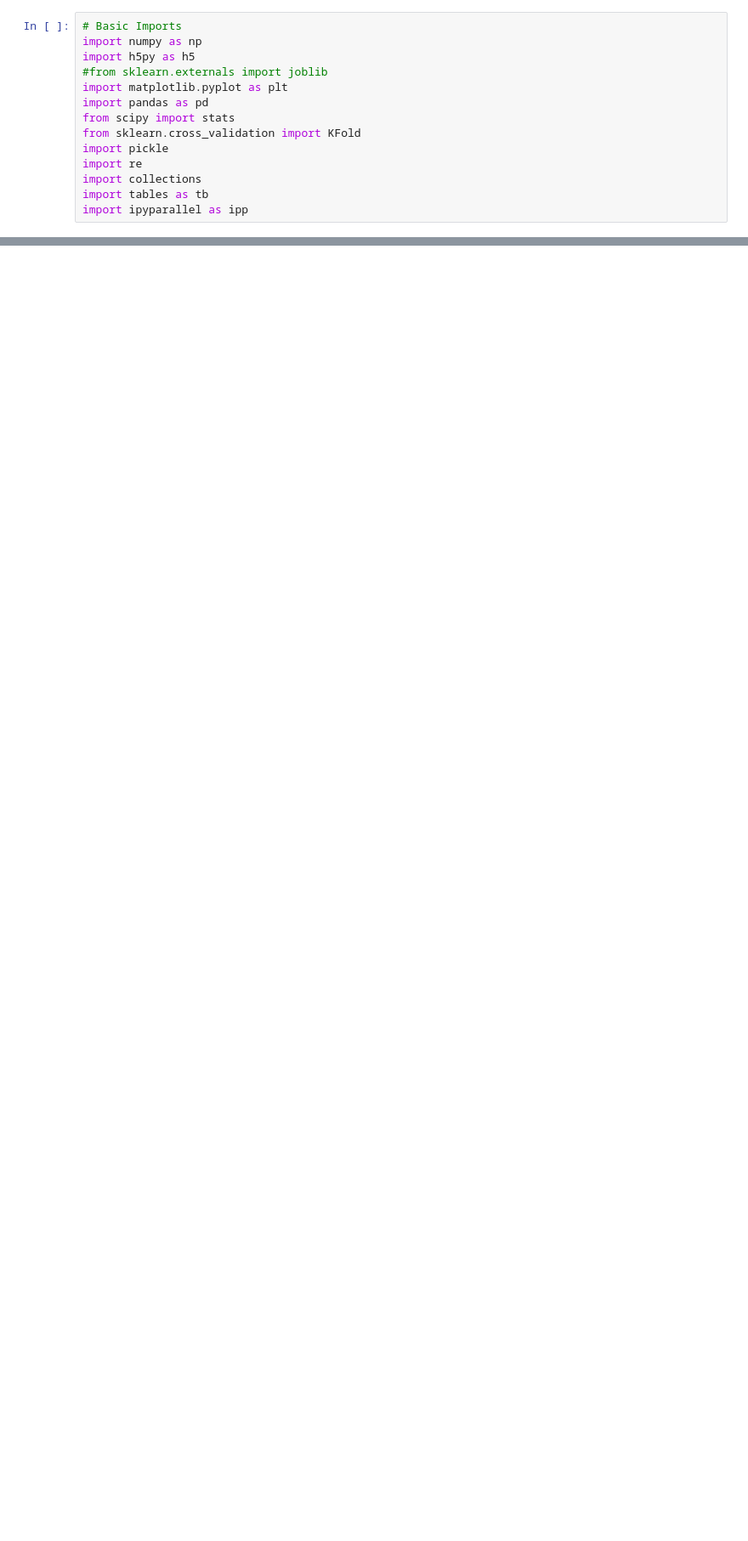
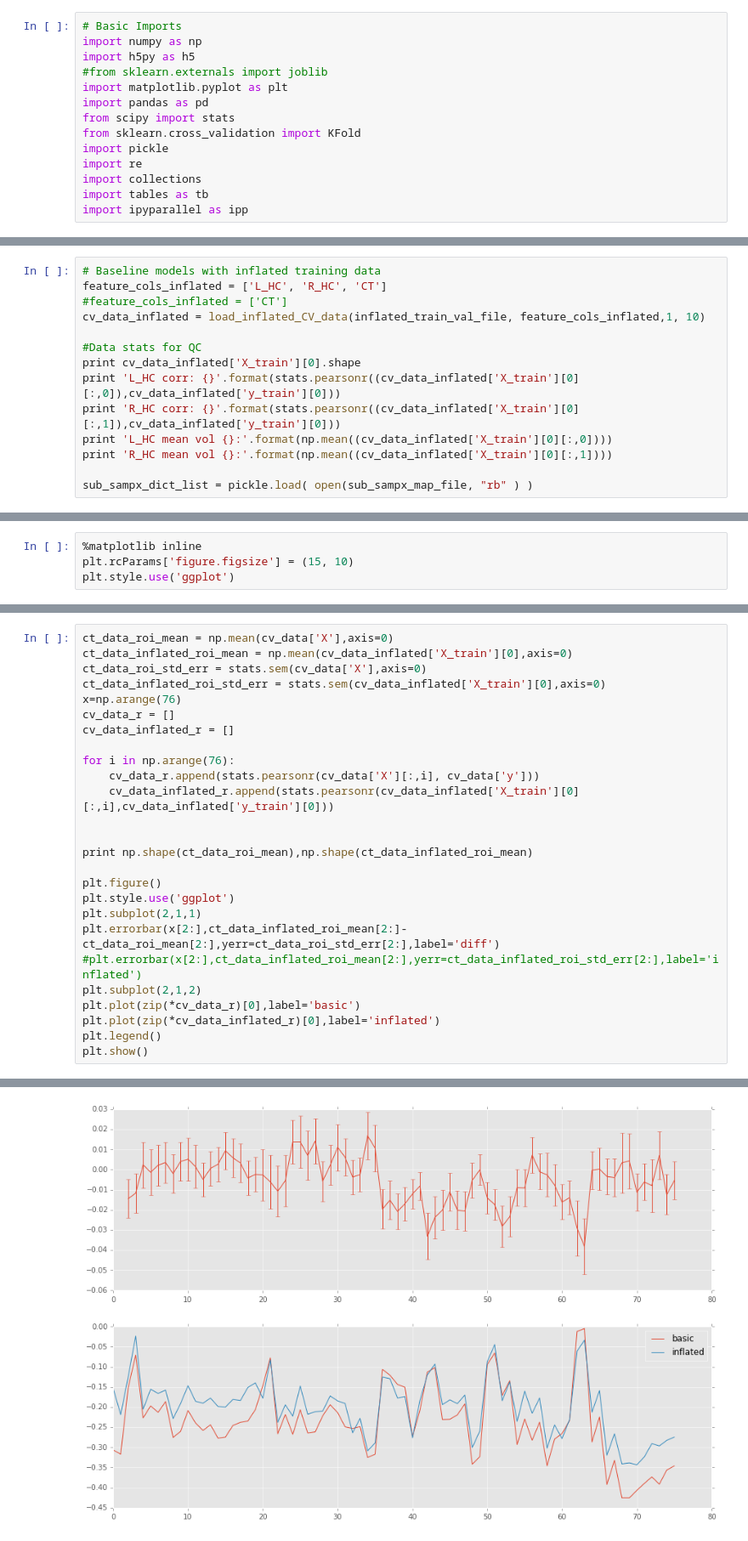
Before and after one commit to TIGRLab/NI-ML, a Jupyter notebook: models/notebooks/Regression_KFold_baseline_models-Copy1.ipynb, the cells around one changed output, grey strips where cells are left out. Shown: that part at 85% size. Drawn from its saved outputs; the diff is of its cells as text; blank space fills up the shorter version.

```diff
--- a/models/notebooks/Regression_KFold_baseline_models-Copy1.ipynb
+++ b/models/notebooks/Regression_KFold_baseline_models-Copy1.ipynb
@@ -185,0 +190,14 @@ plt.show()
+# %%
+# Baseline models with inflated training data
+feature_cols_inflated = ['L_HC', 'R_HC', 'CT']
+#feature_cols_inflated = ['CT']
+cv_data_inflated = load_inflated_CV_data(inflated_train_val_file, feature_cols_inflated,1, 10)
+
+#Data stats for QC
+print cv_data_inflated['X_train'][0].shape
+print 'L_HC corr: {}'.format(stats.pearsonr((cv_data_inflated['X_train'][0][:,0]),cv_data_inflated['y_train'][0]))
+print 'R_HC corr: {}'.format(stats.pearsonr((cv_data_inflated['X_train'][0][:,1]),cv_data_inflated['y_train'][0]))
+print 'L_HC mean vol {}:'.format(np.mean((cv_data_inflated['X_train'][0][:,0])))
+print 'R_HC mean vol {}:'.format(np.mean((cv_data_inflated['X_train'][0][:,1])))
+
+sub_sampx_dict_list = pickle.load( open(sub_sampx_map_file, "rb" ) )
@@ -185,0 +210,4 @@ plt.show()
+# %%
+%matplotlib inline
+plt.rcParams['figure.figsize'] = (15, 10)
+plt.style.use('ggplot')
@@ -185,0 +263,27 @@ plt.show()
+# %%
+ct_data_roi_mean = np.mean(cv_data['X'],axis=0)
+ct_data_inflated_roi_mean = np.mean(cv_data_inflated['X_train'][0],axis=0)
+ct_data_roi_std_err = stats.sem(cv_data['X'],axis=0)
+ct_data_inflated_roi_std_err = stats.sem(cv_data_inflated['X_train'][0],axis=0)
+x=np.arange(76)
+cv_data_r = []
+cv_data_inflated_r = []
+
+for i in np.arange(76):
+    cv_data_r.append(stats.pearsonr(cv_data['X'][:,i], cv_data['y']))
+    cv_data_inflated_r.append(stats.pearsonr(cv_data_inflated['X_train'][0][:,i],cv_data_inflated['y_train'][0]))
+
+
+print np.shape(ct_data_roi_mean),np.shape(ct_data_inflated_roi_mean)
+
+plt.figure()
+plt.style.use('ggplot')
+plt.subplot(2,1,1)
+plt.errorbar(x[2:],ct_data_inflated_roi_mean[2:]-ct_data_roi_mean[2:],yerr=ct_data_roi_std_err[2:],label='diff')
+#plt.errorbar(x[2:],ct_data_inflated_roi_mean[2:],yerr=ct_data_inflated_roi_std_err[2:],label='inflated')
+plt.subplot(2,1,2)
+plt.plot(zip(*cv_data_r)[0],label='basic')
+plt.plot(zip(*cv_data_inflated_r)[0],label='inflated')
+plt.legend()
+plt.show()
+# %% [output]
@@ -186,3 +291,4 @@ plt.show()
+[figure, added]
 # %%
 # Use this data for computing subject wise performance during outerloop cross-validation + held-out testset
 fused_data_dir = '/projects/nikhil/ADNI_prediction/input_datasets/'
```
Also changed, not shown: parts of 18 cells of this notebook, 4 other files.
